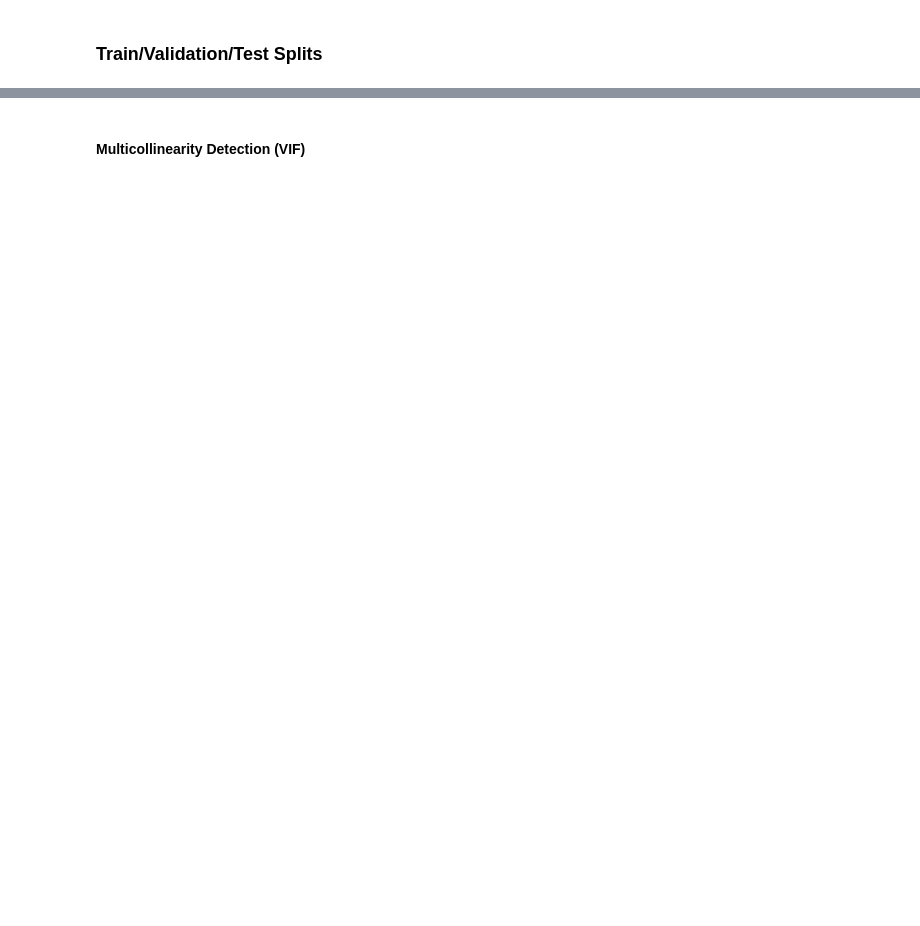
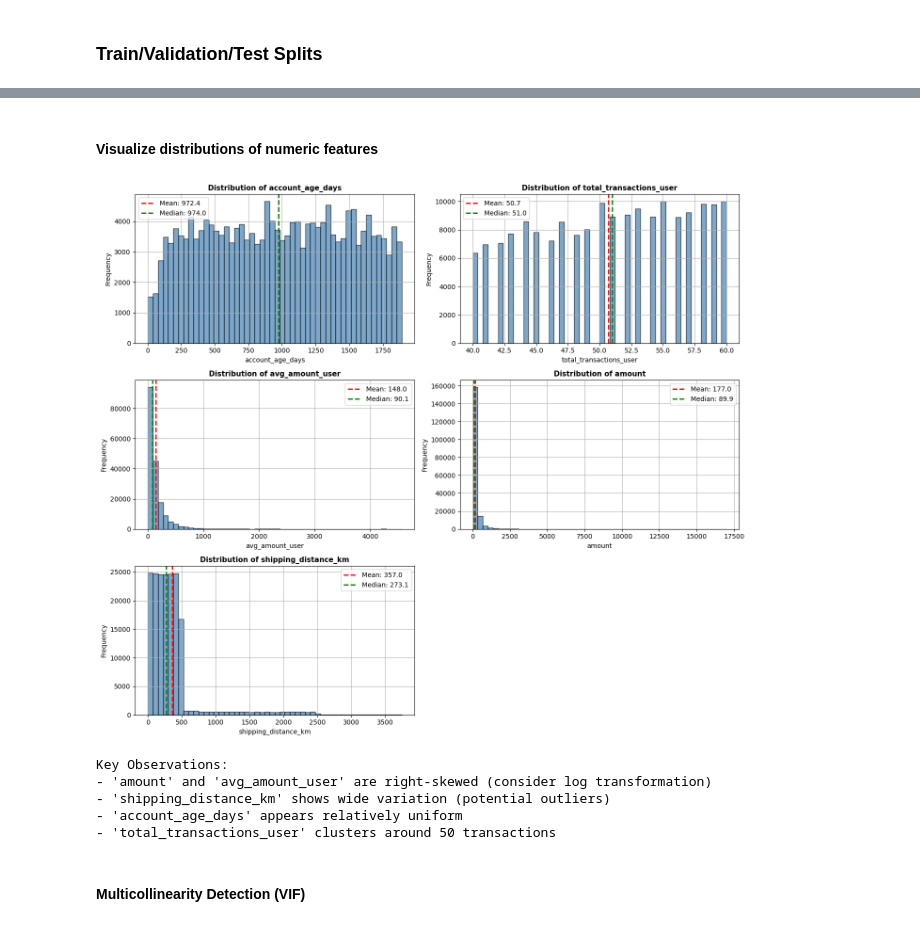
Before and after one commit to frederick-douglas-pearce/e-commerce-fraud-detection, a Jupyter notebook: ec_fraud_detection.ipynb, the cells around one changed output, grey strips where cells are left out. Saved outputs shown, nothing was run; the diff lists cells and outputs as text; code cells hidden in the pictures; blank space fills up the shorter version.

```diff
--- a/ec_fraud_detection.ipynb
+++ b/ec_fraud_detection.ipynb
@@ -332,2 +377,43 @@ train_df, val_df, test_df = split_train_val_test(pp_df, val_ratio=val_ratio, tes
+# %% [markdown]
+#### Visualize distributions of numeric features
+# %%
+fig, axes = plt.subplots(3, 2, figsize=(14, 12))
+axes = axes.flatten()
+
+for idx, col in enumerate(numeric_features):
+    ax = axes[idx]
+
+    # Plot histogram
+    train_df[col].hist(bins=50, ax=ax, alpha=0.7, color='steelblue', edgecolor='black')
+    ax.set_title(f'Distribution of {col}', fontsize=11, fontweight='bold')
+    ax.set_xlabel(col)
+    ax.set_ylabel('Frequency')
+
+    # Add statistics
+    mean_val = train_df[col].mean()
+    median_val = train_df[col].median()
+    ax.axvline(mean_val, color='red', linestyle='--', linewidth=2, label=f'Mean: {mean_val:.1f}')
+    ax.axvline(median_val, color='green', linestyle='--', linewidth=2, label=f'Median: {median_val:.1f}')
+    ax.legend()
+
+# Remove extra subplot if odd number of features
+if len(numeric_features) < len(axes):
+    fig.delaxes(axes[-1])
+
+plt.tight_layout()
+plt.show()
+
+print("\nKey Observations:")
+print("- 'amount' and 'avg_amount_user' are right-skewed (consider log transformation)")
+print("- 'shipping_distance_km' shows wide variation (potential outliers)")
+print("- 'account_age_days' appears relatively uniform")
+print("- 'total_transactions_user' clusters around 50 transactions")
+# %% [output]
+[figure, added]
+Key Observations:
+- 'amount' and 'avg_amount_user' are right-skewed (consider log transformation)
+- 'shipping_distance_km' shows wide variation (potential outliers)
+- 'account_age_days' appears relatively uniform
+- 'total_transactions_user' clusters around 50 transactions
 # %% [markdown]
 #### Multicollinearity Detection (VIF)
```
Also changed, not shown: parts of 26 cells of this notebook.
